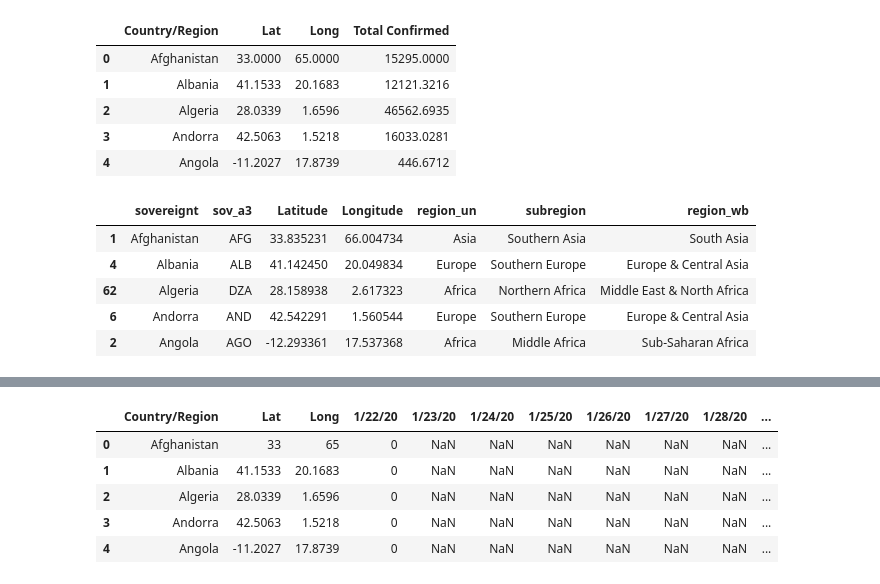
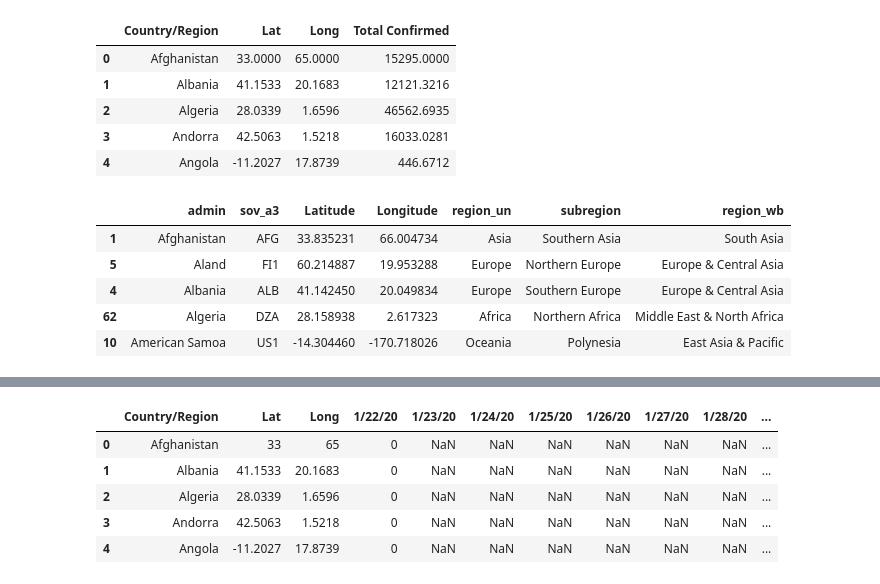
Before and after one commit to dtangster/cmpe256, a Jupyter notebook: hidden_dragon.ipynb, the cells around one changed output, grey strips where cells are left out. Drawn from its saved outputs; the diff is of its cells as text; code cells hidden in the pictures.

```diff
--- a/hidden_dragon.ipynb
+++ b/hidden_dragon.ipynb
@@ -490,13 +490,13 @@ total_confirmed_df.head()
 | 4 | Angola | -11.2027 | 17.8739 | 446.6712 |
 # %%
 # Preprocess country centroid map coordinates
-centroid_df = centroid_df[["sovereignt", "sov_a3", "Latitude", "Longitude", "region_un", "subregion", "region_wb"]]
-centroid_df.sort_values(by='sovereignt', inplace=True)
+centroid_df = centroid_df[["admin", "sov_a3", "Latitude", "Longitude", "region_un", "subregion", "region_wb"]]
+centroid_df.sort_values(by="admin", inplace=True)
 centroid_df.head()
 # %% [output]
-|  | sovereignt | sov_a3 | Latitude | Longitude | region_un | subregion | region_wb |
+|  | admin | sov_a3 | Latitude | Longitude | region_un | subregion | region_wb |
 | 1 | Afghanistan | AFG | 33.835231 | 66.004734 | Asia | Southern Asia | South Asia |
+| 5 | Aland | FI1 | 60.214887 | 19.953288 | Europe | Northern Europe | Europe & Central Asia |
 | 4 | Albania | ALB | 41.142450 | 20.049834 | Europe | Southern Europe | Europe & Central Asia |
 | 62 | Algeria | DZA | 28.158938 | 2.617323 | Africa | Northern Africa | Middle East & North Africa |
-| 6 | Andorra | AND | 42.542291 | 1.560544 | Europe | Southern Europe | Europe & Central Asia |
-| 2 | Angola | AGO | -12.293361 | 17.537368 | Africa | Middle Africa | Sub-Saharan Africa |
+| 10 | American Samoa | US1 | -14.304460 | -170.718026 | Oceania | Polynesia | East Asia & Pacific |
```
Also changed, not shown: parts of 18 cells of this notebook.
